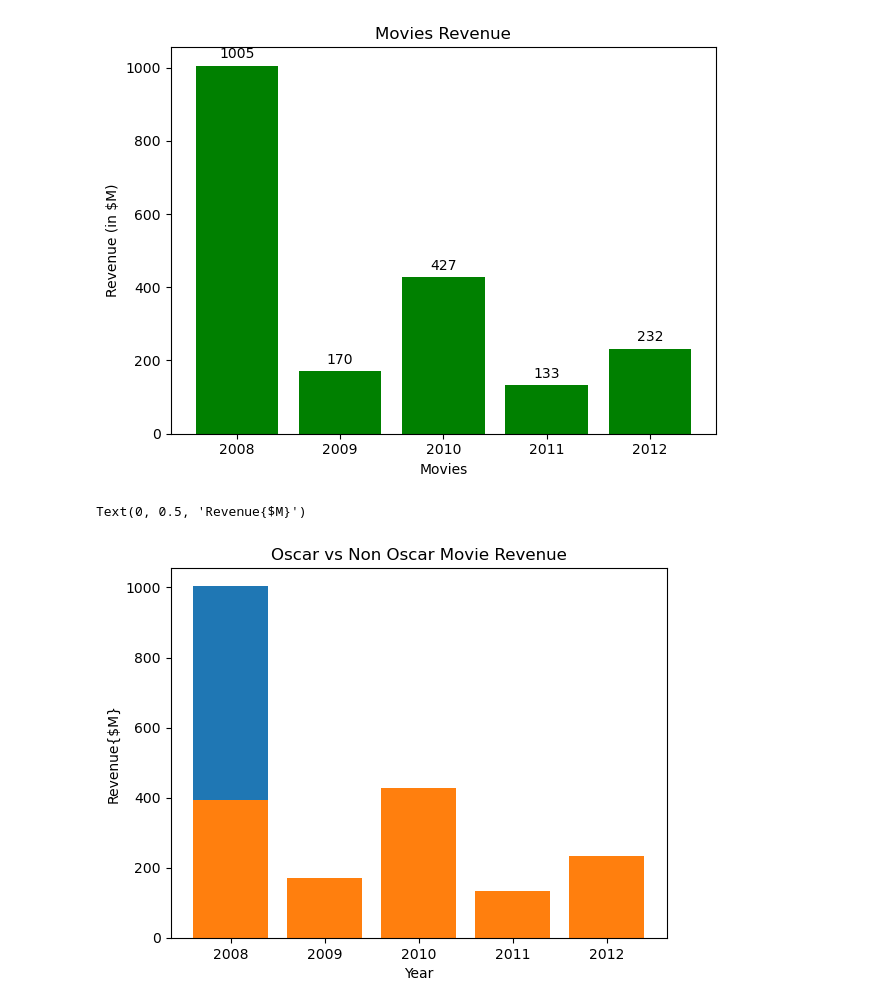
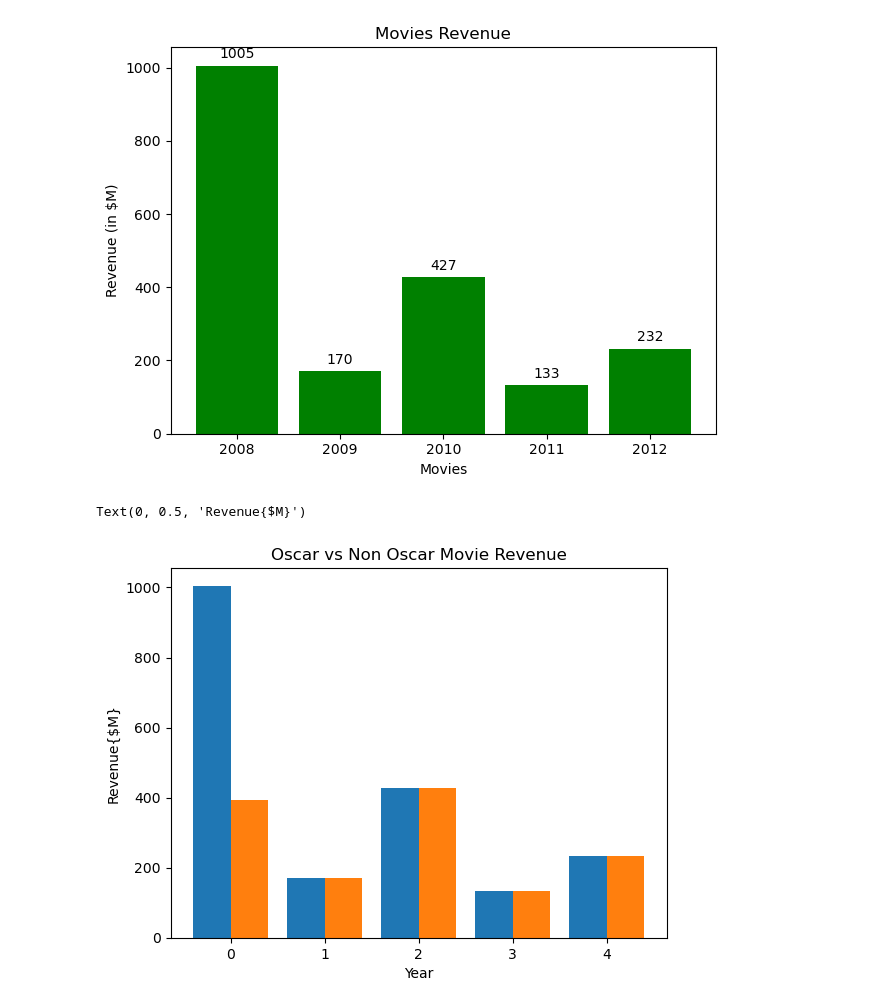
Before and after one commit to SabbirHassanShuvo/Prime-2.0-AIML, a Jupyter notebook: Matplotlib/matplotlib.ipynb, the cells around one changed output. Drawn from its saved outputs; the diff is of its cells as text; code cells hidden in the pictures.

```diff
--- a/Matplotlib/matplotlib.ipynb
+++ b/Matplotlib/matplotlib.ipynb
@@ -122,32 +122,37 @@ plt.show()
 # %% [output]
 [figure]
 # %%
+import numpy as np
+
 movie =[
     "The Dark Knight",
     "The Hurt Locker",
     "The King's Speech",
     "The Artist",
     "Argo"
 ]
 oscar_revenue = [1005, 170, 427, 133, 232] # in $m
 
 non_oscar_movie =[
     "The Dark Knight",
     "The Hurt Locker",
     "The King's Speech",
     "The Artist",
     "Argo"
 ]
 non_oscar_revenue = [392, 170, 427, 133, 232] # in $m
 
 years = [2008, 2009, 2010, 2011, 2012]
 
-plt.bar(years, oscar_revenue)
-plt.bar(years, non_oscar_revenue)
+x = np.arange(len(years))
+width = 0.4
+
+plt.bar(x-width/2, oscar_revenue, width, label="Oscar Movie")
+plt.bar(x+width/2, non_oscar_revenue, width, label="Non Oscar Movie")
 
 plt.title("Oscar vs Non Oscar Movie Revenue")
 plt.xlabel("Year")
 plt.ylabel("Revenue{$M}")
 # %% [output]
 Text(0, 0.5, 'Revenue{$M}')
-[figure, old version]
+[figure, new version]
```
